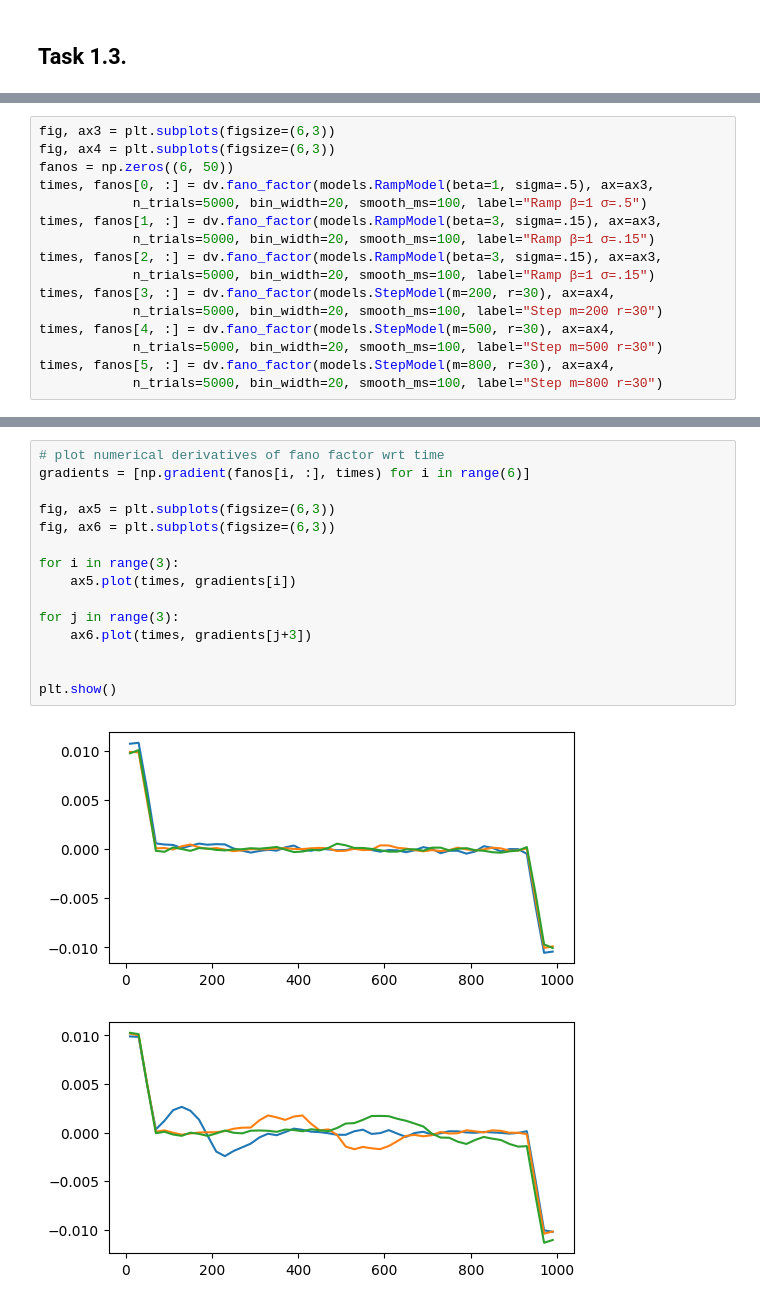
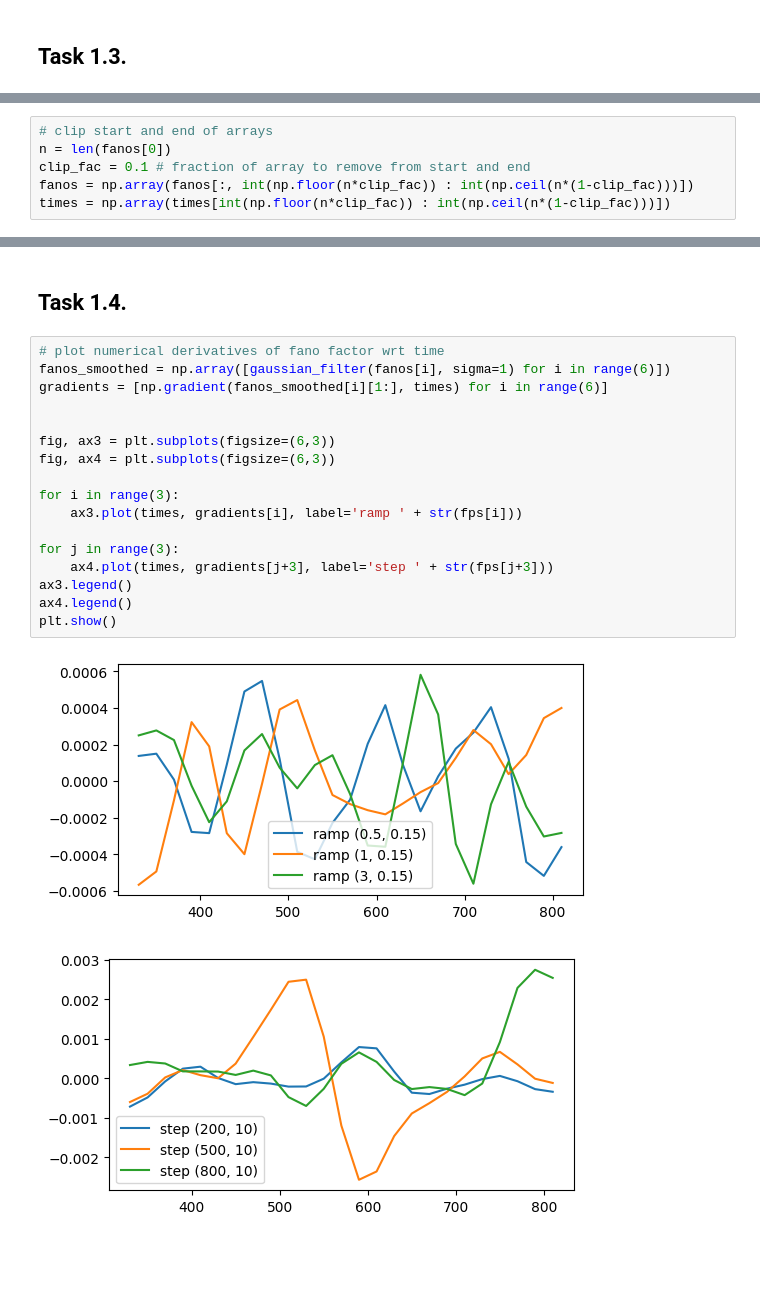
Before and after one commit to oparker7/gg3, a Jupyter notebook: task1_runlocal.ipynb, the cells around one changed output, grey strips where cells are left out. Drawn from its saved outputs; the diff is of its cells as text; blank space fills up the shorter version.

Commit message:
added task 1.4. plots and cleaned previous code

```diff
--- a/task1_runlocal.ipynb
+++ b/task1_runlocal.ipynb
@@ -101,16 +76,6 @@ plt.show()
 # %%
-fig, ax3 = plt.subplots(figsize=(6,3))
-fig, ax4 = plt.subplots(figsize=(6,3))
-fanos = np.zeros((6, 50))
-times, fanos[0, :] = dv.fano_factor(models.RampModel(beta=1, sigma=.5), ax=ax3,
-            n_trials=5000, bin_width=20, smooth_ms=100, label="Ramp β=1 σ=.5")
-times, fanos[1, :] = dv.fano_factor(models.RampModel(beta=3, sigma=.15), ax=ax3,
-            n_trials=5000, bin_width=20, smooth_ms=100, label="Ramp β=1 σ=.15")
-times, fanos[2, :] = dv.fano_factor(models.RampModel(beta=3, sigma=.15), ax=ax3,
-            n_trials=5000, bin_width=20, smooth_ms=100, label="Ramp β=1 σ=.15")
-times, fanos[3, :] = dv.fano_factor(models.StepModel(m=200, r=30), ax=ax4,
-            n_trials=5000, bin_width=20, smooth_ms=100, label="Step m=200 r=30")
-times, fanos[4, :] = dv.fano_factor(models.StepModel(m=500, r=30), ax=ax4,
-            n_trials=5000, bin_width=20, smooth_ms=100, label="Step m=500 r=30")
-times, fanos[5, :] = dv.fano_factor(models.StepModel(m=800, r=30), ax=ax4,
-            n_trials=5000, bin_width=20, smooth_ms=100, label="Step m=800 r=30")
+# clip start and end of arrays
+n = len(fanos[0])
+clip_fac = 0.1 # fraction of array to remove from start and end
+fanos = np.array(fanos[:, int(np.floor(n*clip_fac)) : int(np.ceil(n*(1-clip_fac)))])
+times = np.array(times[int(np.floor(n*clip_fac)) : int(np.ceil(n*(1-clip_fac)))])
@@ -120,18 +82,22 @@ times, fanos[5, :] = dv.fano_factor(models.StepModel(m=800, r=30), ax=ax4,
+# %% [markdown]
+## Task 1.4.
 # %%
 # plot numerical derivatives of fano factor wrt time
-gradients = [np.gradient(fanos[i, :], times) for i in range(6)]
+fanos_smoothed = np.array([gaussian_filter(fanos[i], sigma=1) for i in range(6)])
+gradients = [np.gradient(fanos_smoothed[i][1:], times) for i in range(6)]
 
-fig, ax5 = plt.subplots(figsize=(6,3))
-fig, ax6 = plt.subplots(figsize=(6,3))
+
+fig, ax3 = plt.subplots(figsize=(6,3))
+fig, ax4 = plt.subplots(figsize=(6,3))
 
 for i in range(3):
-    ax5.plot(times, gradients[i])
+    ax3.plot(times, gradients[i], label='ramp ' + str(fps[i]))
 
 for j in range(3):
-    ax6.plot(times, gradients[j+3])
-
-
+    ax4.plot(times, gradients[j+3], label='step ' + str(fps[j+3]))
+ax3.legend()
+ax4.legend()
 plt.show()
 # %% [output]
-[figure, old version]
+[figure, new version]
-[figure, old version]
+[figure, new version]
```
Also changed, not shown: parts of 9 cells of this notebook.
